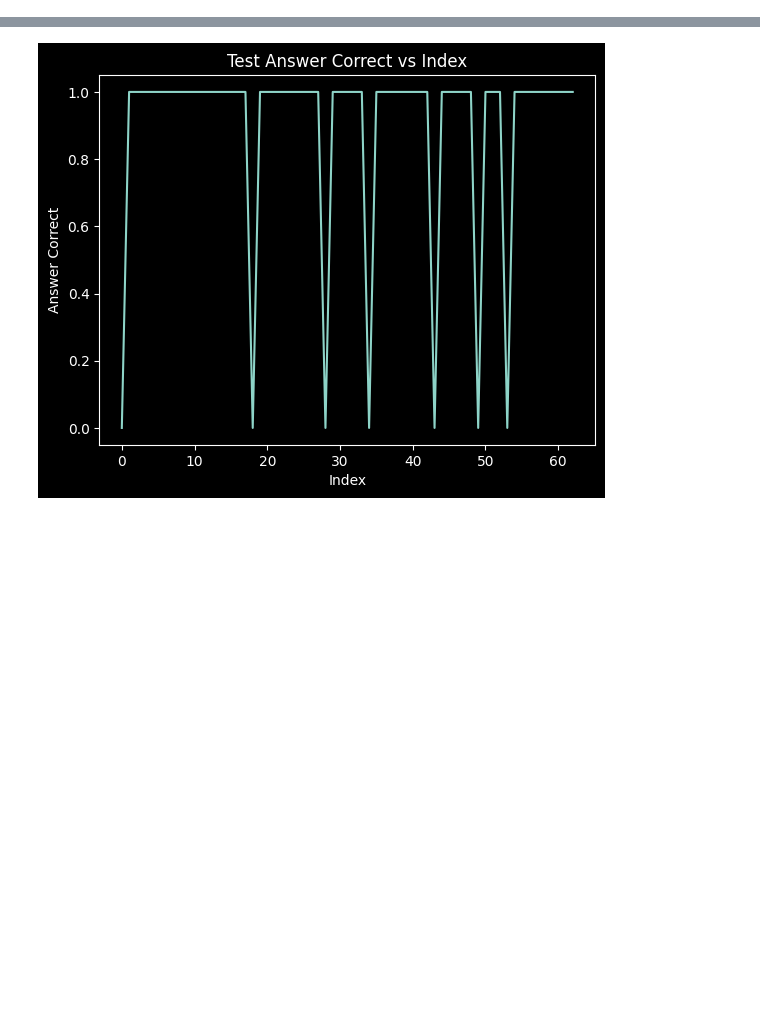
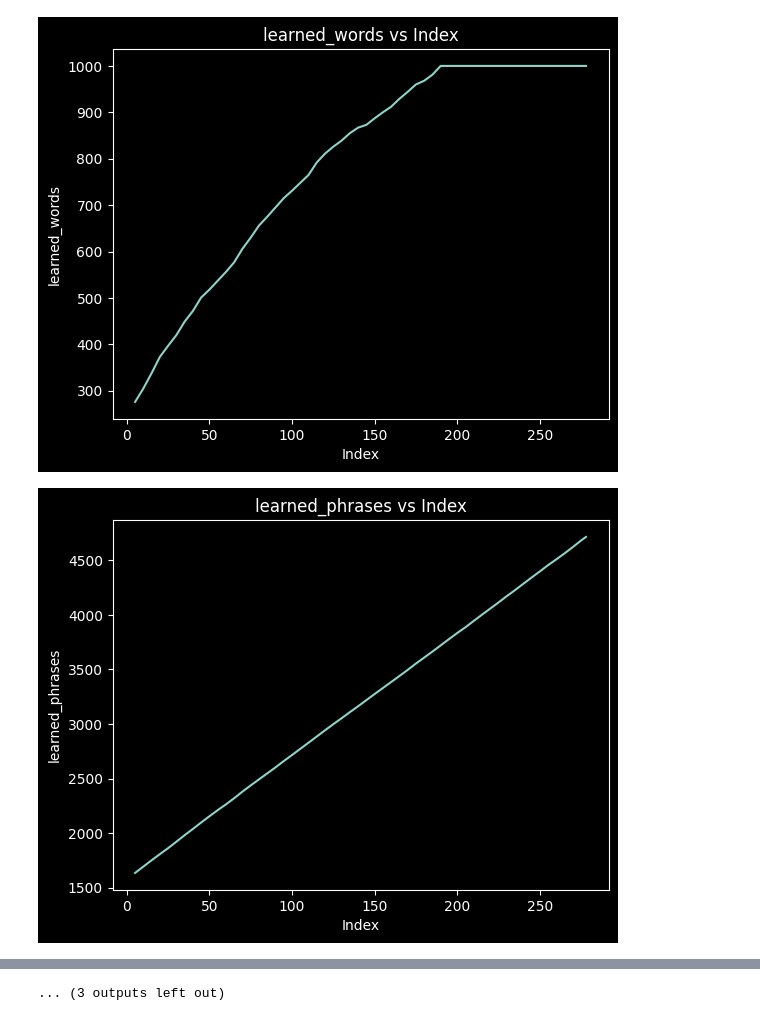
Before and after one commit to cjwalmsley/Training-and-evaluating-cognitive-language-models, a Jupyter notebook: debug_notebook.ipynb, the cells around one changed output, grey strips where cells are left out. Cells and saved outputs as stored; diff of their text form; code cells hidden in the pictures; blank space fills up the shorter version.

```diff
--- a/debug_notebook.ipynb
+++ b/debug_notebook.ipynb
@@ -85,0 +93,7 @@ FileNotFoundError: [Errno 2] No such file or directory: '/home/chris/gdrive/work
+# %%
+#plot a graph showing each stat measure vs index
+for plt in interpreter.plot_stat_measures_vs_index():
+    plt.show()
+# %% [output]
+[figure, added]
+[figure, added]
@@ -86,3 +110,4 @@ FileNotFoundError: [Errno 2] No such file or directory: '/home/chris/gdrive/work
+... (3 outputs left out)
 # %%
 #plot a graph showing "test_answer_correct" vs index
 import matplotlib.pyplot as plt
@@ -98,8 +123,6 @@ def plot_test_answer_correct(the_df):
 
 
 df_25 = pd.read_csv(
-    '/Users/chris/Library/CloudStorage/GoogleDrive-cjameswalmsley@gmail.com/My Drive/Shared with Julia/Education/Kent University/PhD/work/annabell/experiments/25/pre_training/results/test_detailed_results_tsv',
+    '/Users/chris/Library/CloudStorage/GoogleDrive-cjameswalmsley@gmail.com/My Drive/Shared with Julia/Education/Kent University/PhD/work/annabell/experiments/31/pre_training/results/test_detailed_results_tsv',
     sep='\t')
 plot_test_answer_correct(df_25)
-# %% [output]
-[figure, removed]
```
Also changed, not shown: parts of 23 cells of this notebook, 12 other files.
